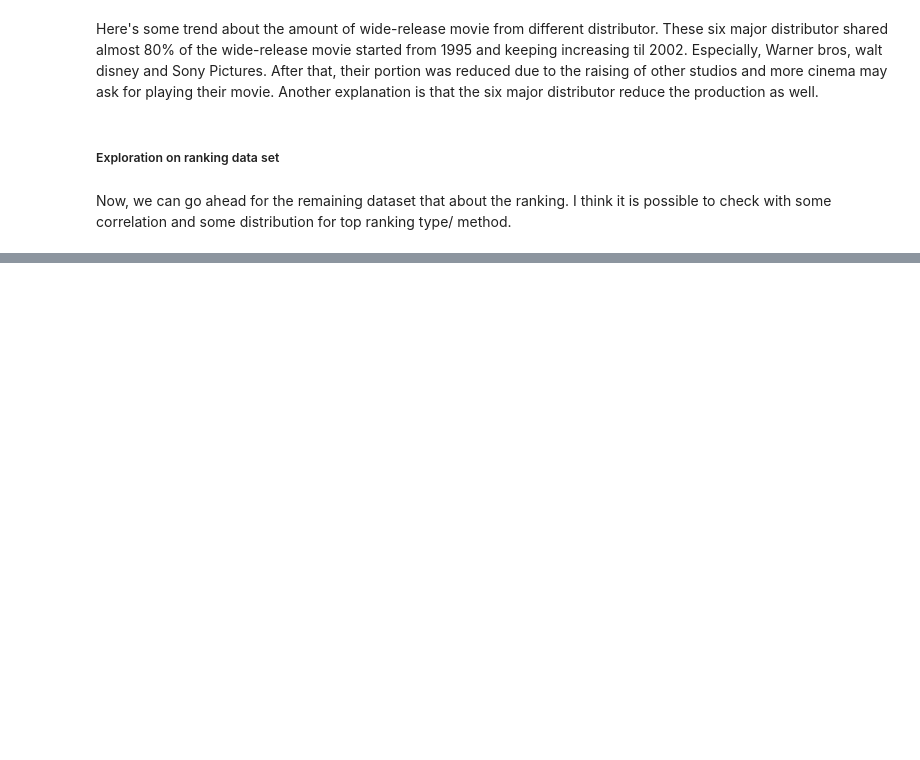
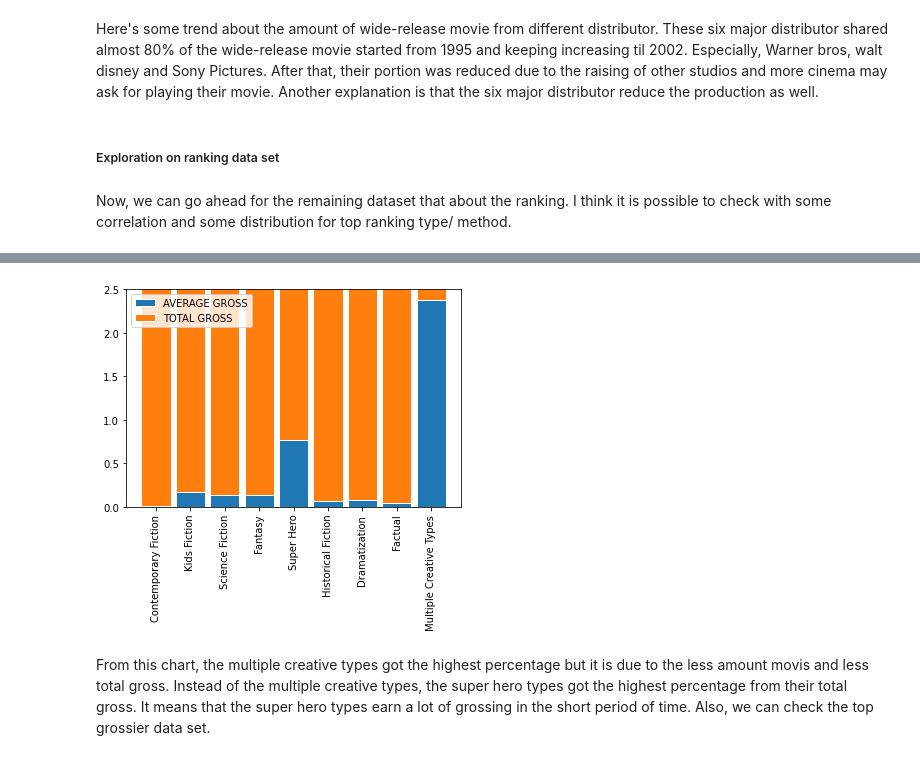
Before and after one commit to dcrowTMH/movie_eda, a Jupyter notebook: Movie_EDA.ipynb, the cells around one changed output, grey strips where cells are left out. Drawn from its saved outputs; the diff is of its cells as text; code cells hidden in the pictures; blank space fills up the shorter version.

```diff
--- a/Movie_EDA.ipynb
+++ b/Movie_EDA.ipynb
@@ -756,0 +804,8 @@ from sklearn.preprocessing import OrdinalEncoder
+# %%
+# Create an empty dataframe
+df4 = pd.DataFrame()
+# Copy the column and calculate the percentage for display
+df4['CREATIVE TYPES'] = df_popular_type['CREATIVE TYPES']
+df4['AVERAGE GROSS PERCENTAGE'] = df_popular_type['AVERAGE GROSS'] / df_popular_type['TOTAL GROSS'] * 100
+df4['TOTAL GROSS'] = 100 - df4['AVERAGE GROSS PERCENTAGE']
+df4
@@ -756,0 +823,14 @@ from sklearn.preprocessing import OrdinalEncoder
+# %%
+# Plot the graph to compare the total and average gross in percentage
+plt.bar(df4['CREATIVE TYPES'], df4['AVERAGE GROSS PERCENTAGE'], edgecolor = 'white', width = 0.85)
+plt.bar(df4['CREATIVE TYPES'], df4['TOTAL GROSS'], bottom = df4['AVERAGE GROSS PERCENTAGE'], edgecolor = 'white', width = 0.85)
+plt.xlabel = 'CREATIVE TYPES'
+x = plt.xticks(rotation = 90)
+# Limit the y-axis and zoom in
+plt.ylim(0 , 2.50)
+plt.legend(['AVERAGE GROSS', 'TOTAL GROSS'])
+plt.show()
+# %% [output]
+[figure, added]
+# %% [markdown]
+From this chart, the multiple creative types got the highest percentage but it is due to the less amount movis and less total gross. Instead of the multiple creative types, the super hero types got the highest percentage from their total gross. It means that the super hero types earn a lot of grossing in the short period of time. Also, we can check the top grossier data set.
```
Also changed, not shown: parts of 28 cells of this notebook.
